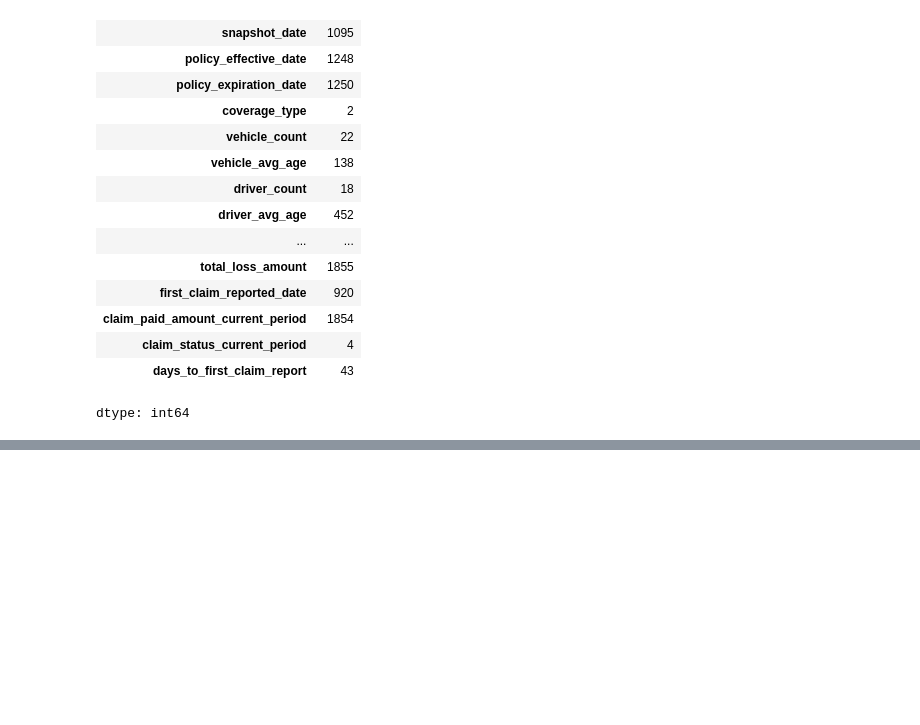
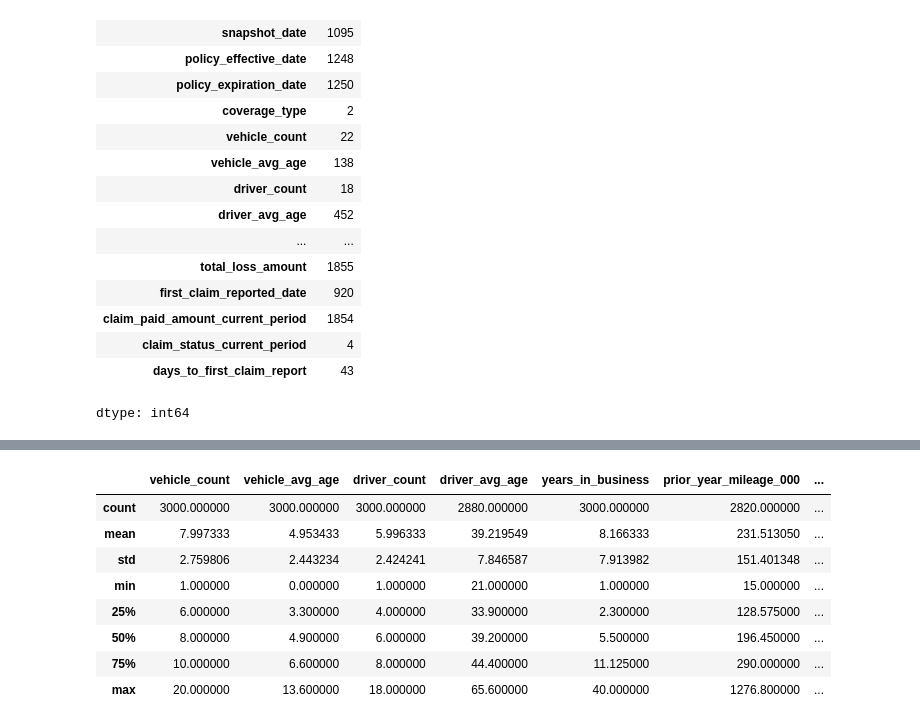
Before and after one commit to MatoBebej/Data_analyst_task, a Jupyter notebook: risk_scorer.ipynb, the cells around one changed output, grey strips where cells are left out. Saved outputs shown, nothing was run; the diff lists cells and outputs as text; code cells hidden in the pictures; blank space fills up the shorter version.

```diff
--- a/risk_scorer.ipynb
+++ b/risk_scorer.ipynb
@@ -147,0 +215,12 @@ dtype: int64
+# %%
+df3.describe()
+# %% [output]
+|  | vehicle_count | vehicle_avg_age | driver_count | driver_avg_age | years_in_business | prior_year_mileage_000 | ... |
+| count | 3000.000000 | 3000.000000 | 3000.000000 | 2880.000000 | 3000.000000 | 2820.000000 | ... |
+| mean | 7.997333 | 4.953433 | 5.996333 | 39.219549 | 8.166333 | 231.513050 | ... |
+| std | 2.759806 | 2.443234 | 2.424241 | 7.846587 | 7.913982 | 151.401348 | ... |
+| min | 1.000000 | 0.000000 | 1.000000 | 21.000000 | 1.000000 | 15.000000 | ... |
+| 25% | 6.000000 | 3.300000 | 4.000000 | 33.900000 | 2.300000 | 128.575000 | ... |
+| 50% | 8.000000 | 4.900000 | 6.000000 | 39.200000 | 5.500000 | 196.450000 | ... |
+| 75% | 10.000000 | 6.600000 | 8.000000 | 44.400000 | 11.125000 | 290.000000 | ... |
+| max | 20.000000 | 13.600000 | 18.000000 | 65.600000 | 40.000000 | 1276.800000 | ... |
```
Also changed, not shown: parts of 16 cells of this notebook.
